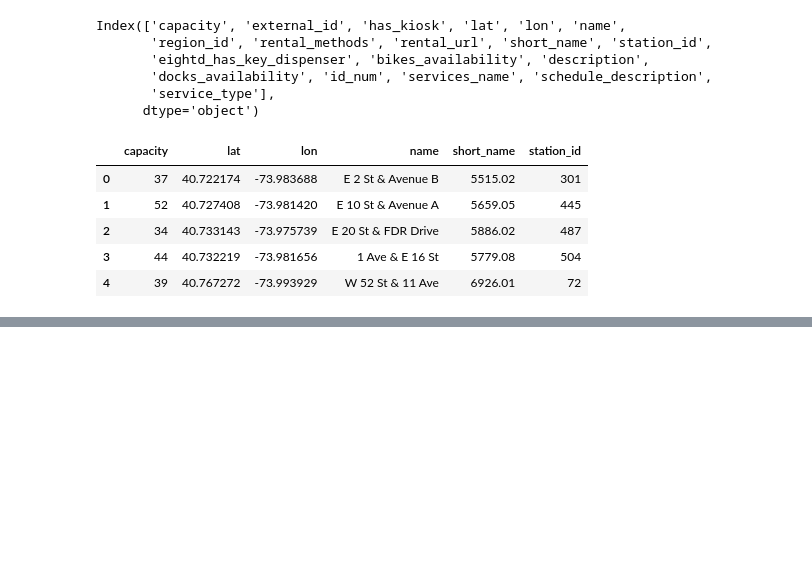
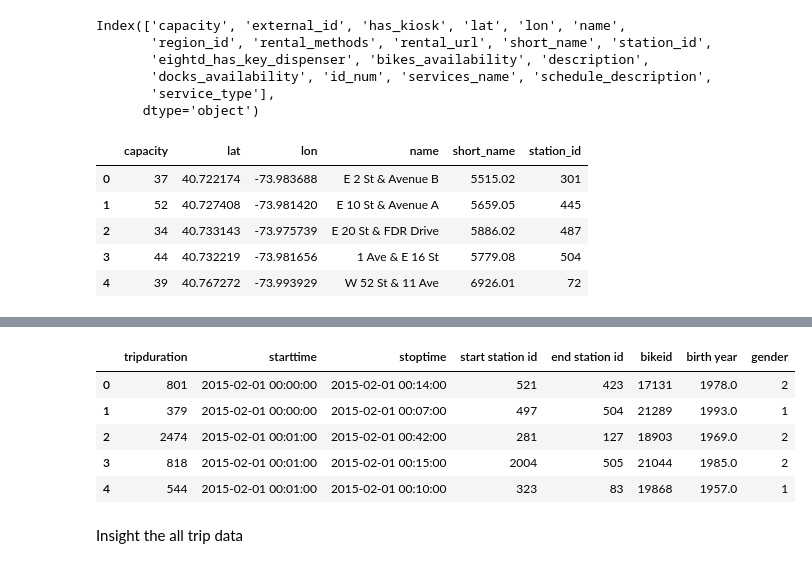
Before and after one commit to Sherryairui/CitiBike_Usage_Prediction_Model, a Jupyter notebook: Data_view_and_cleaning.ipynb, the cells around one changed output, grey strips where cells are left out. Drawn from its saved outputs; the diff is of its cells as text; code cells hidden in the pictures; blank space fills up the shorter version.

```diff
--- a/Data_view_and_cleaning.ipynb
+++ b/Data_view_and_cleaning.ipynb
@@ -205,0 +283,8 @@ citibike_station.to_csv('Clean_Data/citibike_station.csv', index=False)
+# %%
+filename = []
+
+for root, dirs, files in os.walk('Data'):
+    #print(files)
+    for file in files:
+        if file[0:4] == '2015':
+            filename.append(file)
@@ -205,0 +306,19 @@ citibike_station.to_csv('Clean_Data/citibike_station.csv', index=False)
+# %%
+tripdata_org = pd.read_csv('Data/' + filename[0])
+tripdata_org.drop(['start station name', 'start station latitude','start station longitude',
+               'end station name','end station latitude', 'end station longitude',
+               'usertype'], axis=1, inplace=True)
+#tripdata['starttime'] = pd.to_datetime(tripdata['starttime'])
+tripdata_org['starttime'] = pd.to_datetime(tripdata_org['starttime'], infer_datetime_format=True)
+tripdata_org['stoptime'] = pd.to_datetime(tripdata_org['stoptime'], infer_datetime_format=True)
+
+
+for item in filename[1:]:
+    print(item)
+    tripdata = pd.read_csv('Data/' + item)
+    tripdata.drop(['start station name', 'start station latitude','start station longitude',
+                   'end station name','end station latitude', 'end station longitude',
+                   'usertype'], axis=1, inplace=True)
+    tripdata['starttime'] = pd.to_datetime(tripdata['starttime'], infer_datetime_format=True)
+    tripdata['stoptime'] = pd.to_datetime(tripdata['stoptime'], infer_datetime_format=True)
+    tripdata_org = pd.concat([tripdata_org, tripdata])
@@ -205,0 +337,9 @@ citibike_station.to_csv('Clean_Data/citibike_station.csv', index=False)
+# %%
+tripdata_org.head()
+# %% [output]
+|  | tripduration | starttime | stoptime | start station id | end station id | bikeid | birth year | gender |
+| 0 | 801 | 2015-02-01 00:00:00 | 2015-02-01 00:14:00 | 521 | 423 | 17131 | 1978.0 | 2 |
+| 1 | 379 | 2015-02-01 00:00:00 | 2015-02-01 00:07:00 | 497 | 504 | 21289 | 1993.0 | 1 |
+| 2 | 2474 | 2015-02-01 00:01:00 | 2015-02-01 00:42:00 | 281 | 127 | 18903 | 1969.0 | 2 |
+| 3 | 818 | 2015-02-01 00:01:00 | 2015-02-01 00:15:00 | 2004 | 505 | 21044 | 1985.0 | 2 |
+| 4 | 544 | 2015-02-01 00:01:00 | 2015-02-01 00:10:00 | 323 | 83 | 19868 | 1957.0 | 1 |
@@ -205,0 +348,2 @@ citibike_station.to_csv('Clean_Data/citibike_station.csv', index=False)
+# %% [markdown]
+Insight the all trip data
```
Also changed, not shown: parts of 36 cells of this notebook.
